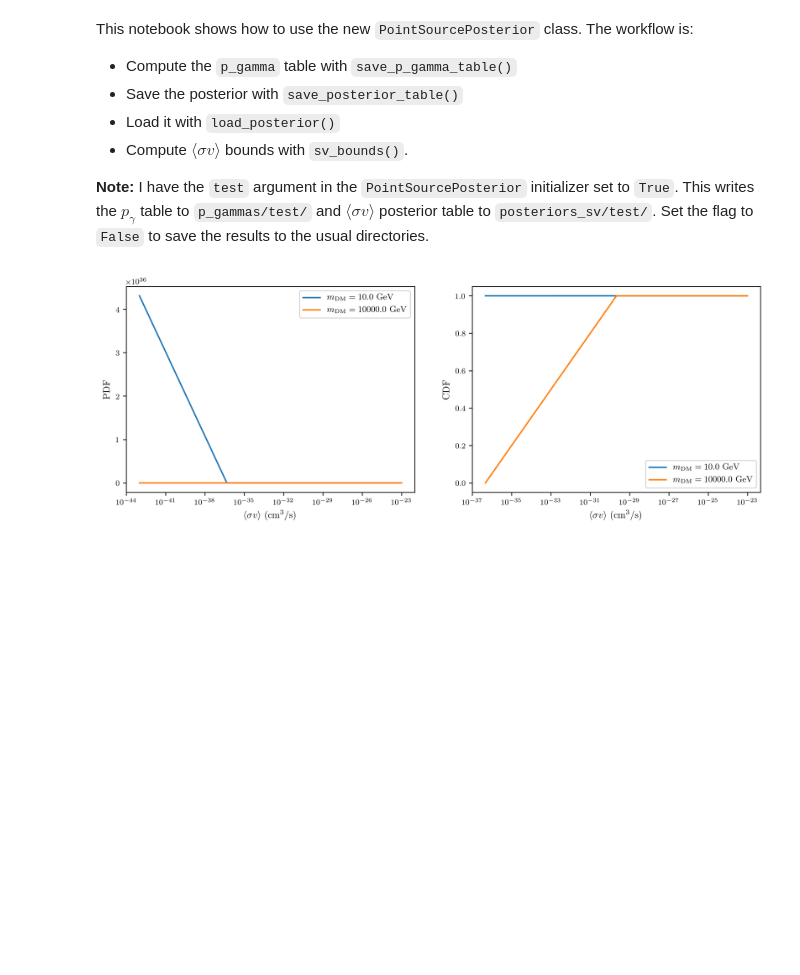
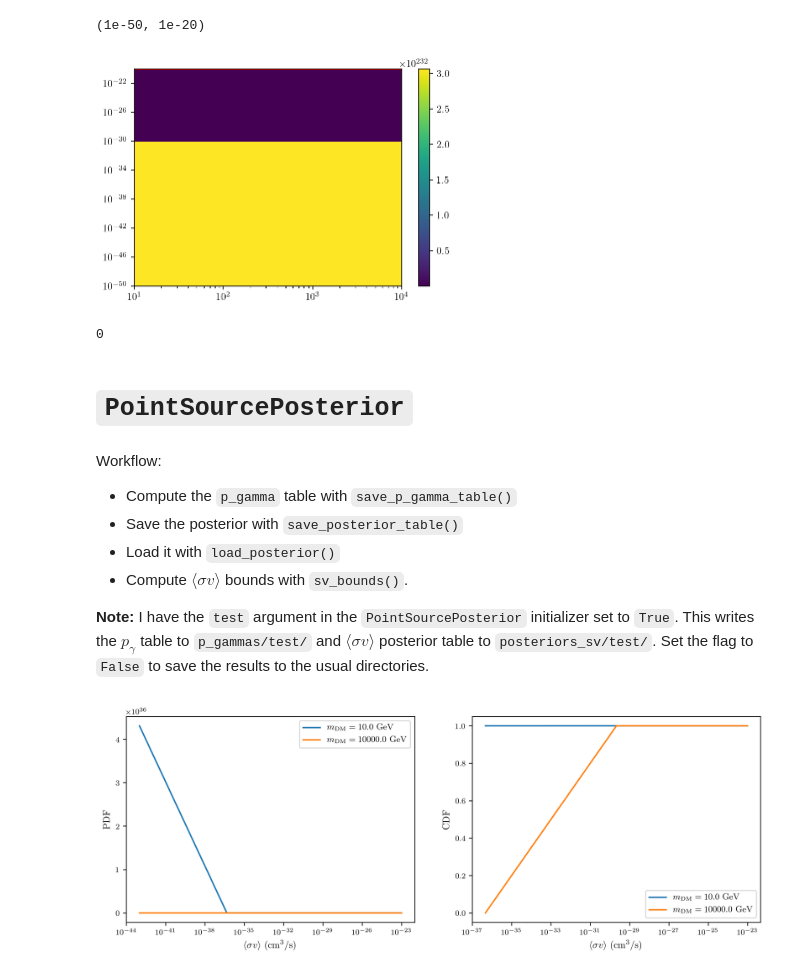
Before and after one commit to adam-coogan/pbhs_vs_wimps, a Jupyter notebook: posterior_analysis_dev_25_mar_2019.ipynb, the cells around one changed output. Drawn from its saved outputs; the diff is of its cells as text; code cells hidden in the pictures; blank space fills up the shorter version.

```diff
--- a/posterior_analysis_dev_25_mar_2019.ipynb
+++ b/posterior_analysis_dev_25_mar_2019.ipynb
@@ -7,5 +57,34 @@ from scipy.integrate import cumtrapz
+# %%
+### Create the limit plot
+
+# Load the unnormalized posterior table
+svs, m_dms, un_post_vals = post_diff.load_posterior(normalized=False)
+
+# Compute 95% upper limit on <sigma v>
+m_dms, sv_bounds = post_diff.sv_bounds(save=False)
+plt.plot(m_dms, sv_bounds, 'r')
+
+# Plot unnormalized posterior values
+m_dm_mg, sv_mg = np.meshgrid(m_dms, svs)
+post_pcmesh = plt.pcolormesh(m_dm_mg, sv_mg, un_post_vals,
+                             edgecolor="face")
+plt.colorbar(post_pcmesh)
+
+plt.xscale("log")
+plt.yscale("log")
+plt.xlim(m_dms[[0, -1]])
+plt.ylim(svs[[0, -1]])
+# %% [output]
+(1e-50, 1e-20)
+[figure, added]
+# %%
+os.system('say "done"')
+# %% [output]
+0
+# %% [markdown]
+# `PointSourcePosterior`
 # %% [markdown]
-This notebook shows how to use the new `PointSourcePosterior` class. The workflow is:
+Workflow:
 
 * Compute the `p_gamma` table with `save_p_gamma_table()`
 * Save the posterior with `save_posterior_table()`
```
Also changed, not shown: parts of 6 cells of this notebook, 4 other files.
